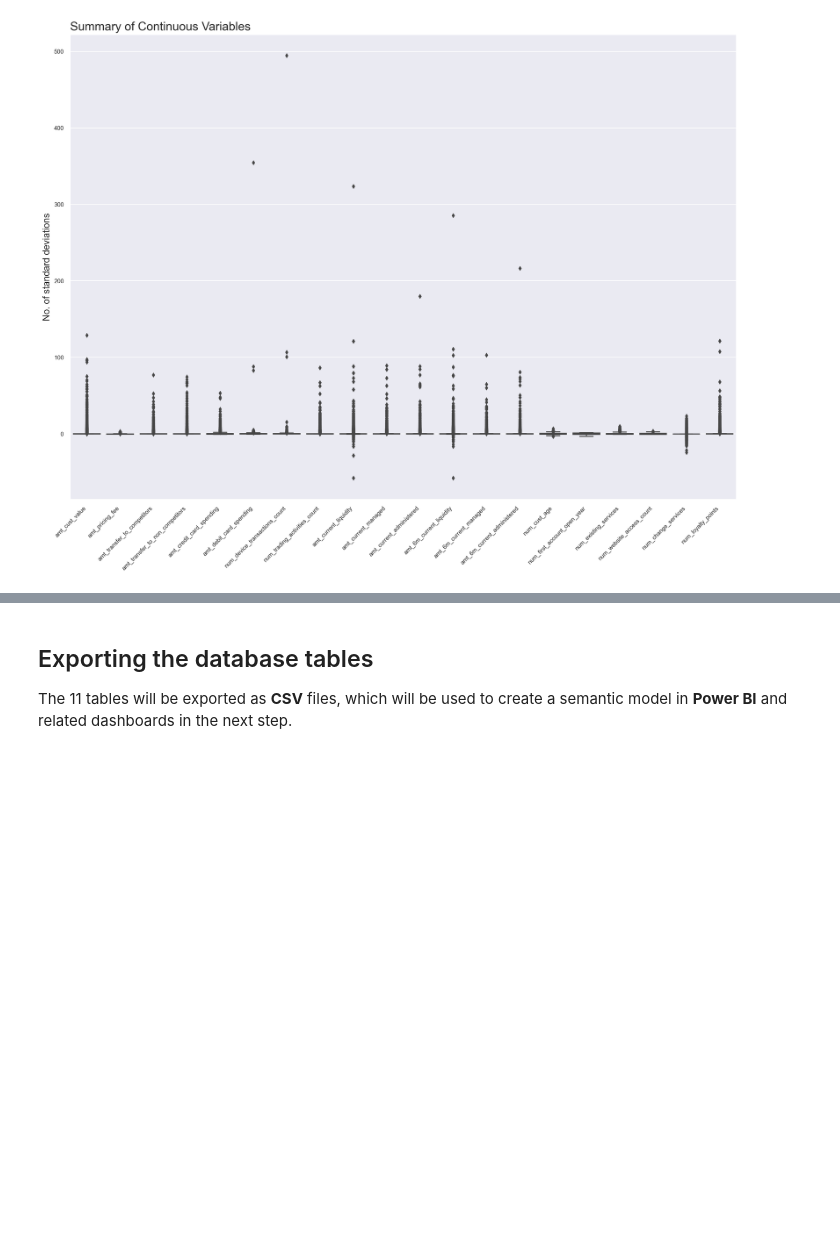
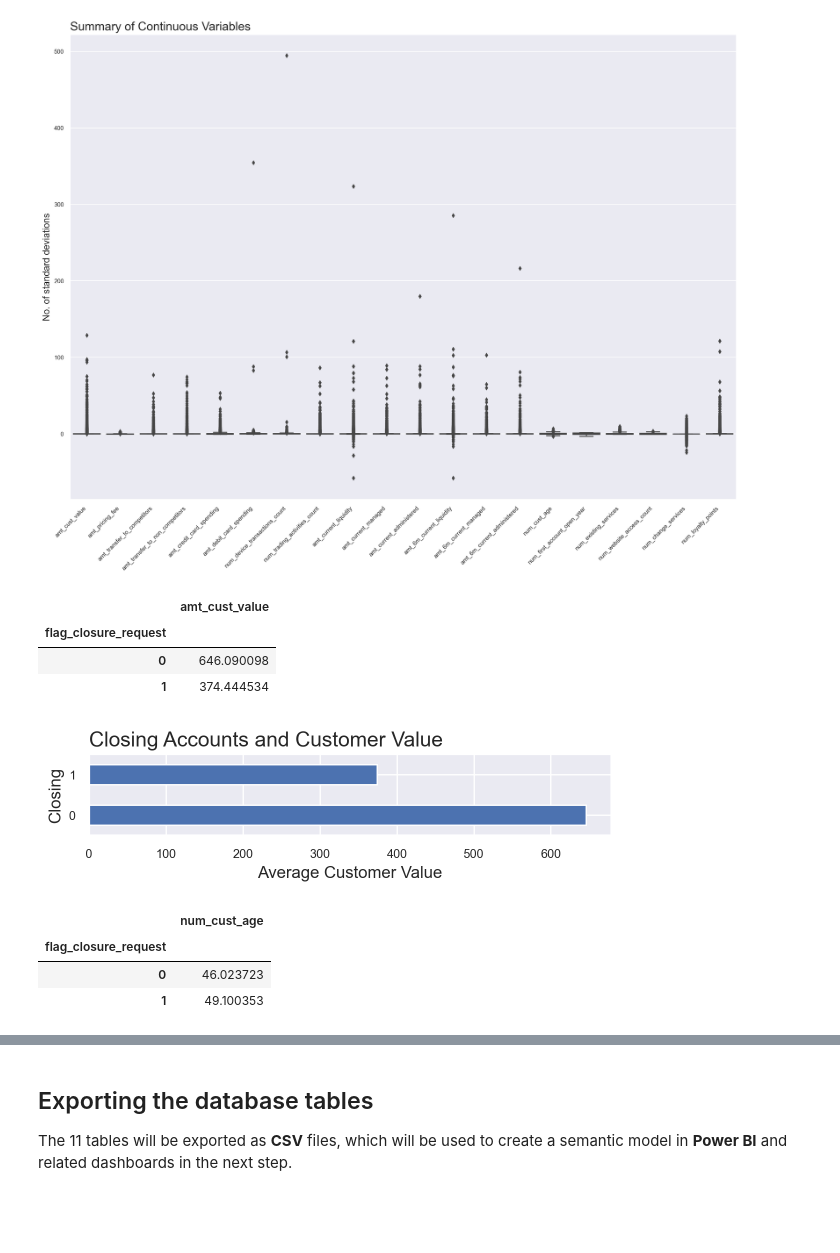
Before and after one commit to fedfioravanti/Bank-Churn-Prediction, a Jupyter notebook: notebooks/Bank-Churn-01-Intro-EDA.ipynb, the cells around one changed output, grey strips where cells are left out. Drawn from its saved outputs; the diff is of its cells as text; code cells hidden in the pictures; blank space fills up the shorter version.

```diff
--- a/notebooks/Bank-Churn-01-Intro-EDA.ipynb
+++ b/notebooks/Bank-Churn-01-Intro-EDA.ipynb
@@ -657,3 +649,33 @@ ax.set_ylabel('No. of standard deviations', fontsize = 14)
 plt.show()
 # %% [output]
 [figure]
+# %%
+# display the average customer value for remaining and closing accounts
+cust_value = df.groupby('flag_closure_request')[['amt_cust_value']].mean()
+cust_value
+# %% [output]
+|  | amt_cust_value |
+| flag_closure_request |  |
+| 0 | 646.090098 |
+| 1 | 374.444534 |
+# %%
+# create a horizontal bar plot showing the average customer value for remaining and closing accounts
+cust_value.plot(kind='barh', rot=0, figsize=(6,1))
+plt.title('Closing Accounts and Customer Value', loc='left', fontsize = 15)
+plt.ylabel('Closing', fontsize = 12)
+plt.xlabel('Average Customer Value', fontsize = 12)
+
+plt.legend('', frameon=False)
+
+plt.show()
+# %% [output]
+[figure, added]
+# %%
+# display the average customer age for remaining and closing accounts
+cust_age = df.groupby('flag_closure_request')[['num_cust_age']].mean()
+cust_age
+# %% [output]
+|  | num_cust_age |
+| flag_closure_request |  |
+| 0 | 46.023723 |
+| 1 | 49.100353 |
```
Also changed, not shown: parts of 9 cells of this notebook.
